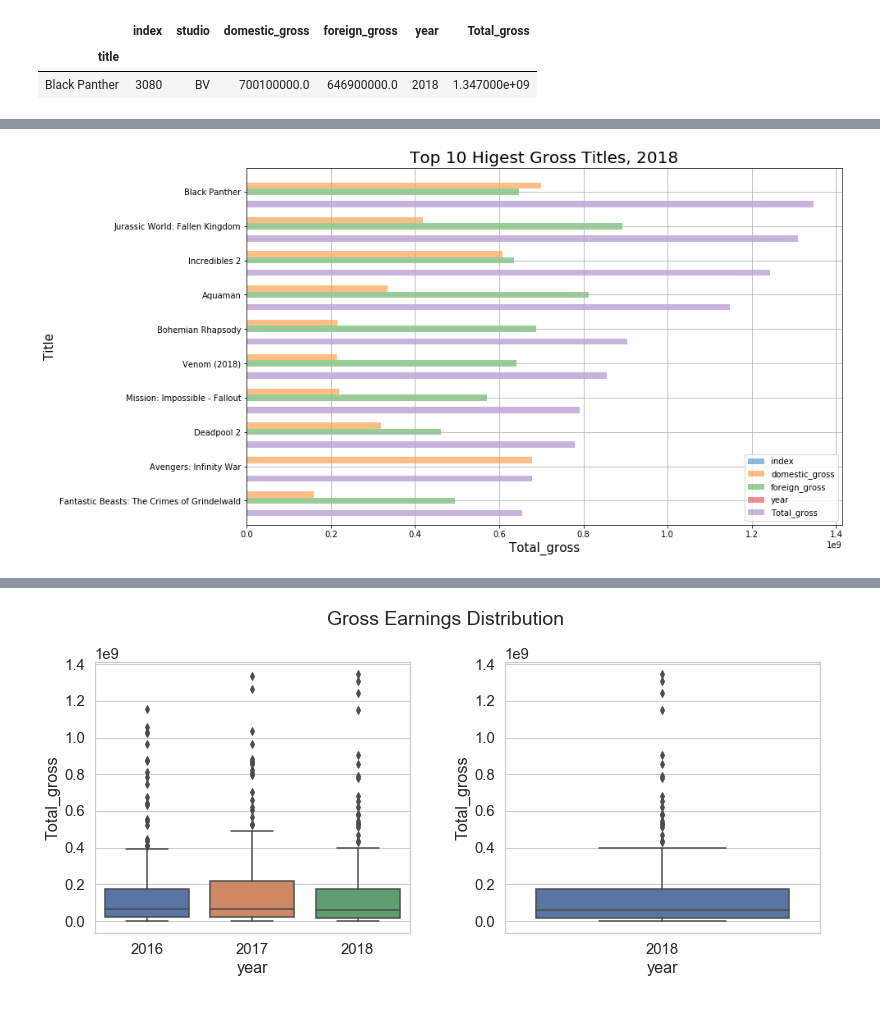
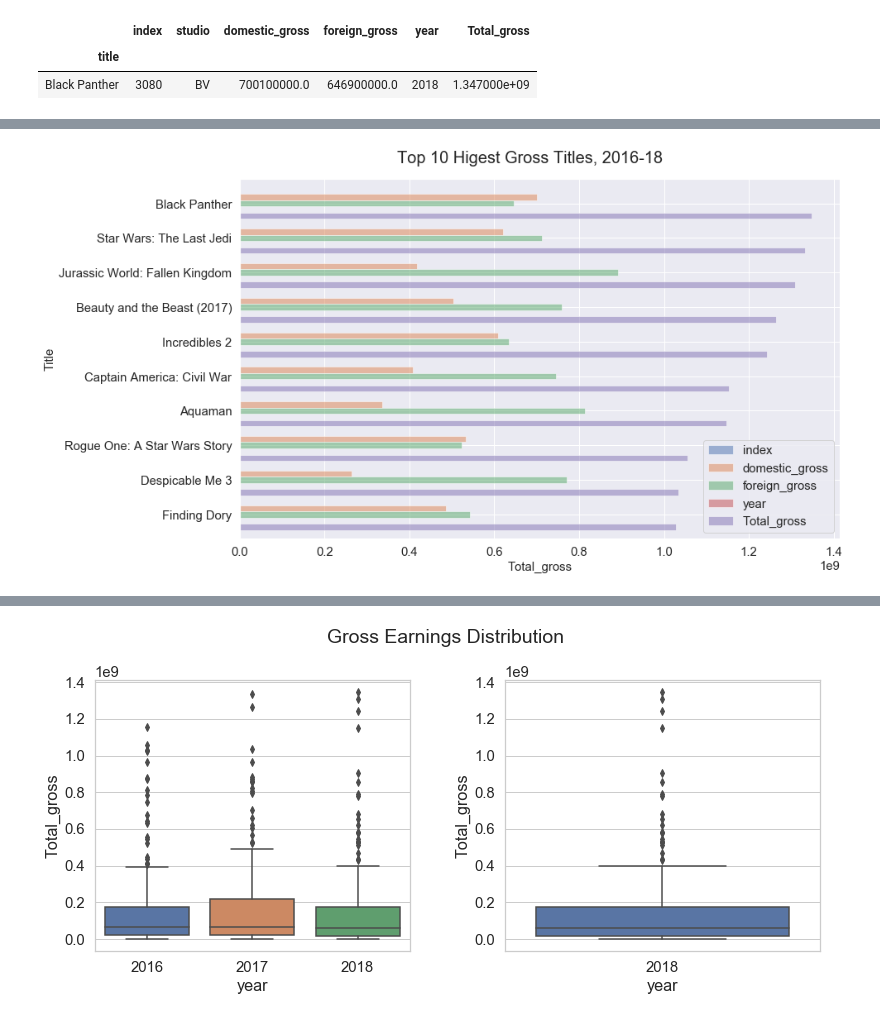
Before and after one commit to jammy-bot/dsc-mod-1-project-v2-1-online-ds-ft-120919, a Jupyter notebook: movies-q1.ipynb, the cells around one changed output, grey strips where cells are left out. Saved outputs shown, nothing was run; the diff lists cells and outputs as text; code cells hidden in the pictures.

```diff
--- a/movies-q1.ipynb
+++ b/movies-q1.ipynb
@@ -144,12 +157,12 @@ df_1.set_index("title", drop=True,inplace=True)
 # %%
-# plot 2018 data horizontally
-df.plot( kind='barh', figsize=(13,8), grid=True, alpha=.5, width=.9 )
+# plot 2016-1 data horizontally
+df_1.plot( kind='barh', figsize=(13,8), grid=True, alpha=.5, width=.9 )
 
-plt.title('Top 10 Higest Gross Titles, 2018', fontsize=20)
+plt.suptitle('Top 10 Higest Gross Titles, 2016-18', fontsize=20, y=.94)
 plt.xlabel('Total_gross', fontsize=15)
 plt.ylabel('Title', fontsize=15)
 plt.ylim(plt.ylim()[::-1]) # display with highes grossing title on top
 
 plt.show()
 # %% [output]
-[figure, old version]
+[figure, new version]
```
Also changed, not shown: parts of 29 cells of this notebook.
